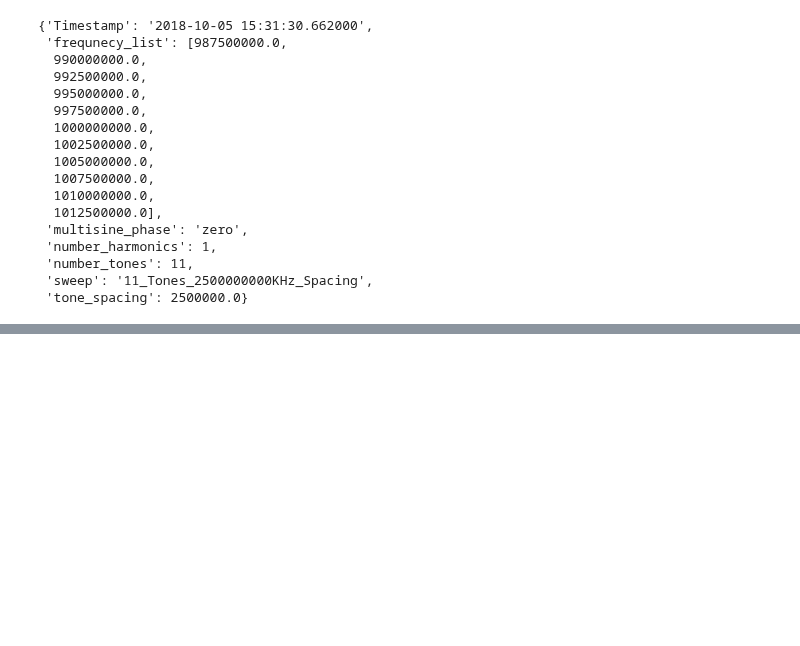
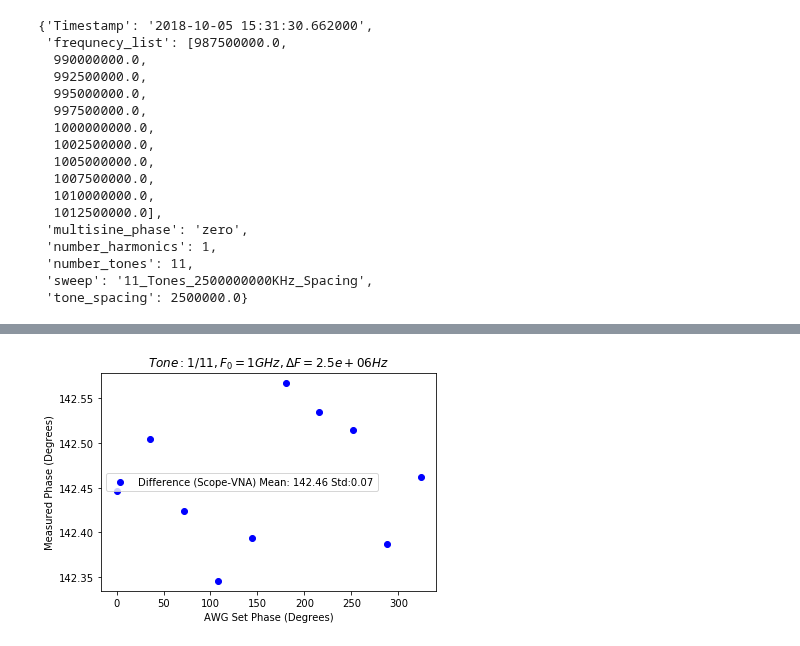
Before and after one commit to aricsanders/Jupyter-Notebooks, a Jupyter notebook: AWG_Phase_Calibration_Analysis_20181005.ipynb, the cells around one changed output, grey strips where cells are left out. Cells and saved outputs as stored; diff of their text form; code cells hidden in the pictures; blank space fills up the shorter version.

```diff
--- a/AWG_Phase_Calibration_Analysis_20181005.ipynb
+++ b/AWG_Phase_Calibration_Analysis_20181005.ipynb
@@ -186,0 +181,37 @@ plot_all_tones_fix_phase_difference(summary_files[2])
+# %%
+summary_file_model=summary_files[1]
+tones=[]
+mean_differences=[]
+deviation_differences=[]
+for tone_index in range(11):
+    tones.append(tone_index+1)
+    start_index=tone_index*(10)
+    stop_index=tone_index*(10)+10
+    x_data=summary_file_model["AWG_Set_Phase"][start_index:stop_index]
+    #corrected_list=360+np.array(summary["Vna_Phase"][8:10])
+    vna_data=np.array(fix_phase(summary_file_model["Vna_Phase"][start_index:stop_index]))
+    #corrected_scope_list=180+np.array(summary["Scope_Phase"][5:10])
+    scope_data=np.array(fix_phase(summary_file_model["Scope_Phase"][start_index:stop_index]))
+    plt.plot(x_data,scope_data-vna_data,'bo',
+             label="Difference (Scope-VNA) Mean: {0:3.2f} Std:{1:3.2f}".format(np.mean(scope_data-vna_data),
+                                                                                                            np.std(scope_data-vna_data)))
+
+
+    mean_differences.append(np.mean(scope_data-vna_data))
+    deviation_differences.append(np.std(scope_data-vna_data))
+    #plt.plot(x_data,summary_file_model["Vna_Comb_Referenced_Phase"][start_index:stop_index],'gs',label="VNA Comb Reference")
+    plt.legend()
+    plt.xlabel("AWG Set Phase (Degrees)")
+    plt.ylabel("Measured Phase (Degrees)")
+    plt.title(r"$Tone : {0}/11, F_0 = 1 GHz, \Delta F={1:.1e} Hz$".format(tone_index+1,
+                                                                          summary_file_model.metadata["tone_spacing"]))
+    #plt.savefig(r'Q:\public\Aric\AWG_Phase_Calibration_20180927\11_Tones_10000000000KHz_Spacing\{0}_{1}.png'.format(format(tone_index+1)))
+    plt.show()
+plt.close()
+plt.errorbar(tones,y=mean_differences,yerr=deviation_differences)
+plt.xlabel("Tone")
+plt.ylabel("Phase Offset")
+plt.title(r"Phase Offset, "+"$F_0 = 1 GHz, \Delta F={0:.1e} Hz$".format(summary_file_model.metadata["tone_spacing"]))
+plt.show()
+# %% [output]
+[figure, added]
```
Also changed, not shown: parts of 26 cells of this notebook, 3 other files.
